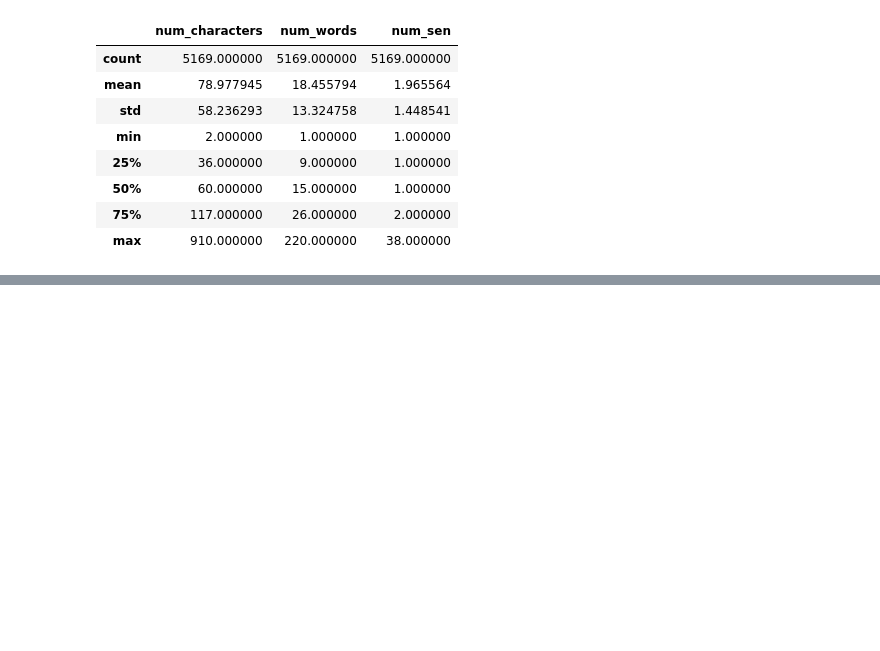
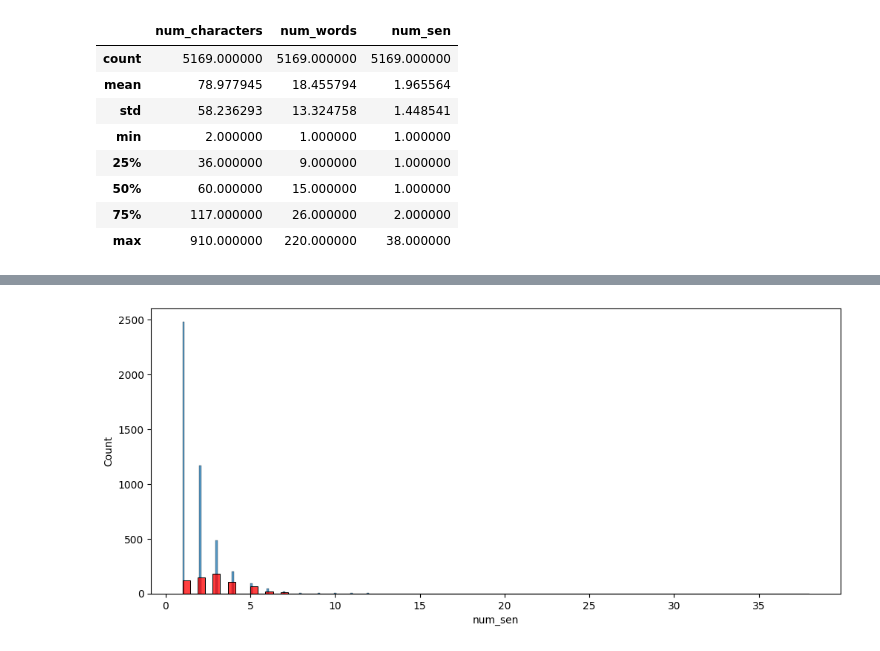
Before and after one commit to yashdarji30/codewaytask, a Jupyter notebook: 4/task4.ipynb, the cells around one changed output, grey strips where cells are left out. Saved outputs shown, nothing was run; the diff lists cells and outputs as text; code cells hidden in the pictures; blank space fills up the shorter version.

```diff
--- a/4/task4.ipynb
+++ b/4/task4.ipynb
@@ -206,0 +234,7 @@ df[["num_characters","num_words","num_sen"]].describe()
+# %%
+plt.figure(figsize=(12,5))
+sns.histplot(df[df["target"]==0]["num_sen"])
+sns.histplot(df[df["target"]==1]["num_sen"],color="red")
+plt.show()
+# %% [output]
+[figure, added]
```
Also changed, not shown: parts of 45 cells of this notebook.
